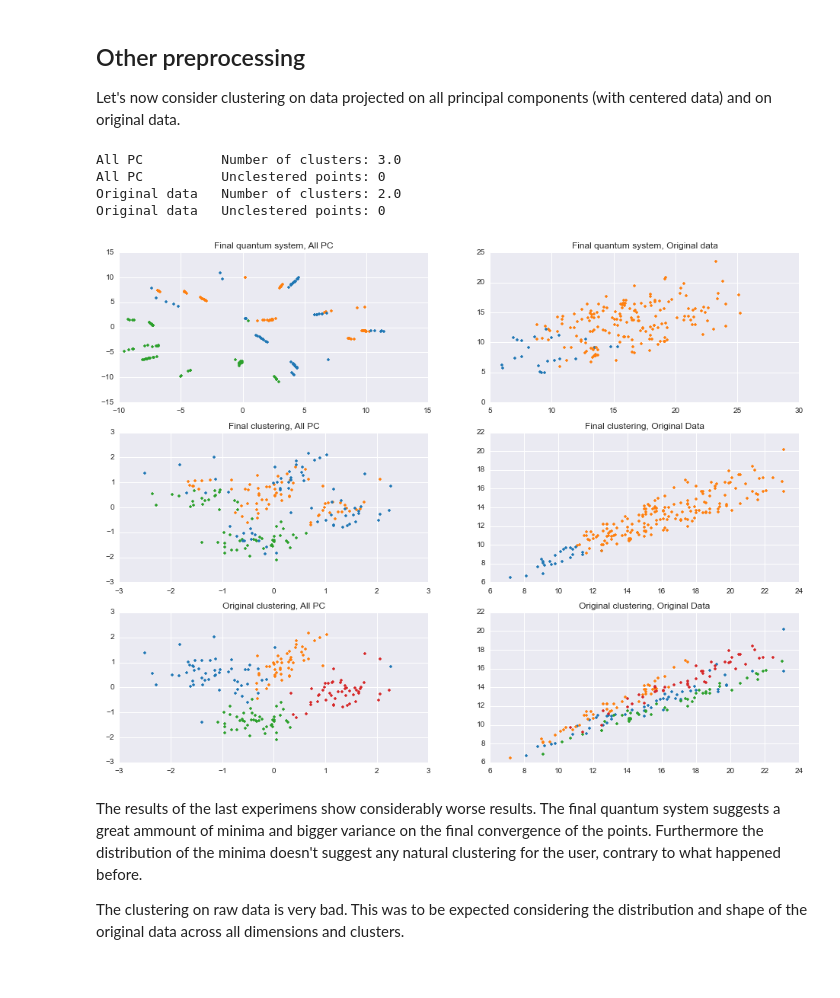
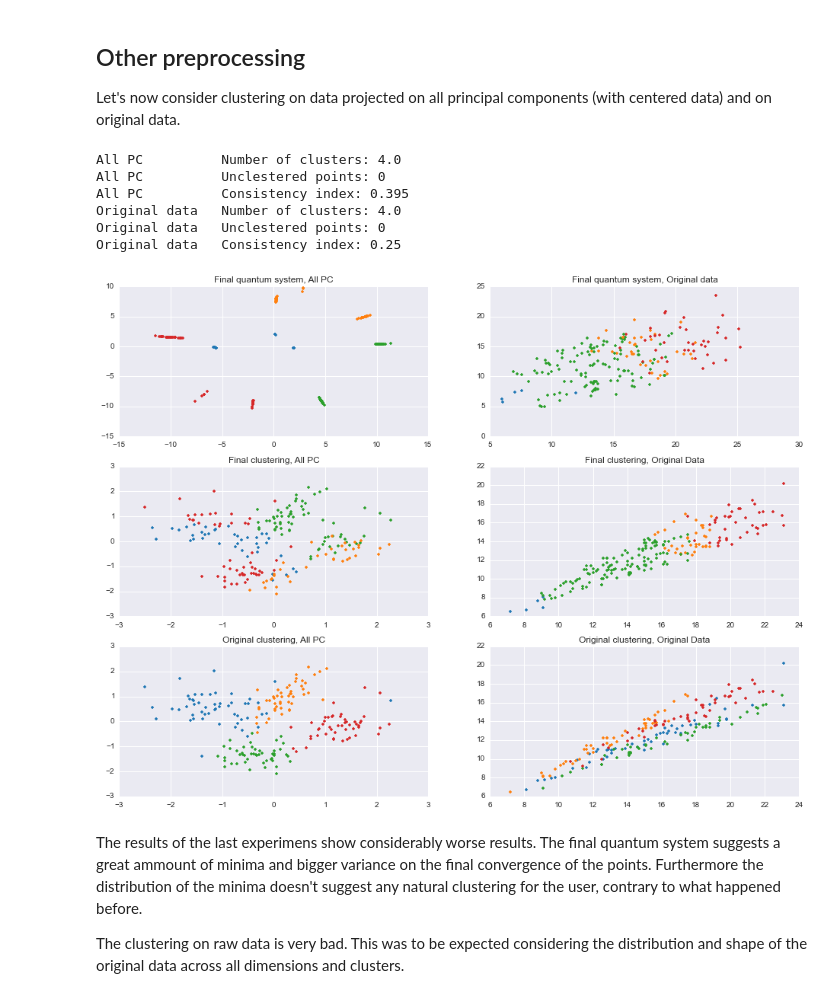
Before and after one commit to diogo-aos/QCThesis, a Jupyter notebook: notebooks/Horn accuracy.ipynb, the cells around one changed output. Drawn from its saved outputs; the diff is of its cells as text; code cells hidden in the pictures.

Commit message:
K analysis test bench. Fixed EAC. Fixed Consistency index.

```diff
--- a/notebooks/Horn accuracy.ipynb
+++ b/notebooks/Horn accuracy.ipynb
@@ -345,3 +343,12 @@ for i in range(len(crabsAssign)):
     cF1Ax4.plot(ncrabsData3[i,2],ncrabsData3[i,1],marker='.',c=tableau20[int(crabsAssign[i]-1)*2])
 # %% [output]
 [figure]
+# %%
+plt.figure(figsize=(16,12))
+cF1Ax2.set_title('Crab projected on PC, Covariance, Uncentered')
+for i in range(len(crabsAssign)):
+    plt.plot(ncrabsData1[i,2],ncrabsData1[i,1],marker='.',c=tableau20[int(crabsAssign[i]-1)*2])
+
+plt.xlabel("PC3")
+plt.ylabel("PC2")
+plt.title("PCA representation of Crab dataset")
@@ -365,11 +375,13 @@ print 'Unclestered points:', np.count_nonzero(crabClustering==0)
 
 cFig2=plt.figure(figsize=(16,12))
 cAx1=cFig2.add_subplot(2,2,1)
-cAx2=cFig2.add_subplot(2,2,3)
+cAx2=cFig2.add_subplot(2,2,2)
 cAx3=cFig2.add_subplot(2,2,4)
 #cFig2,(cAx1,cAx2)=plt.subplots(nrows=1, ncols=2, )
 
 cAx1.set_title('Final quantum system')
+cAx1.set_xlabel("PC3")
+cAx1.set_xlabel("PC2")
 for i in range(len(crabsAssign)):
     if max(crabClustering) >= 10:
         c=0
@@ -378,12 +390,16 @@ for i in range(len(crabsAssign)):
     cAx1.plot(crabD[i,0],crabD[i,1],marker='.',c=tableau20[c])
 
 cAx2.set_title('Final clustering')
+cAx2.set_xlabel("PC3")
+cAx2.set_xlabel("PC2")
 for i in range(len(crabsAssign)):
     if max(crabClustering) > 10:
         break
     cAx2.plot(crab2cluster[i,2],crab2cluster[i,1],marker='.',c=tableau20[int(crabClustering[i]-1)*2])
 
 cAx3.set_title('Original clustering')
+cAx3.set_xlabel("PC3")
+cAx3.set_xlabel("PC2")
 for i in range(len(crabsAssign)):
     cAx3.plot(crab2cluster[i,2],crab2cluster[i,1],marker='.',c=tableau20[int(crabsAssign[i]-1)*2])
 
@@ -422,7 +438,7 @@ print 'Unclestered points:', np.count_nonzero(crabClustering==0)
 
 cFig2=plt.figure(figsize=(16,12))
 cAx1=cFig2.add_subplot(2,2,1)
-cAx2=cFig2.add_subplot(2,2,3)
+cAx2=cFig2.add_subplot(2,2,2)
 cAx3=cFig2.add_subplot(2,2,4)
 #cFig2,(cAx1,cAx2)=plt.subplots(nrows=1, ncols=2, )
 
@@ -443,6 +459,10 @@ for i in range(len(crabsAssign)):
 cAx3.set_title('Original clustering')
 for i in range(len(crabsAssign)):
     cAx3.plot(crab2cluster[i,2],crab2cluster[i,1],marker='.',c=tableau20[int(crabsAssign[i]-1)*2])
+
+crabCI=determine_ci.ConsistencyIndex(N=200)
+crabAccuracy=crabCI.score(crabClustering,crabsAssign,format='array')
+print "consistency index: {}".format(crabAccuracy)
 # %% [output]
 Number of clusters: 4.0
 Unclestered points: 0
@@ -472,22 +477,30 @@ Let's now consider clustering on data projected on all principal components (wit
 #1.0/np.sqrt(2)
 sigma_allpc=0.5
 steps_allpc=200
-crabD_allpc,V_allpc,E=HornAlg.graddesc(ncrabsData3[:,:3],sigma=sigma_allpc,steps=steps_allpc)
+crabD_allpc,V_allpc,E=HornAlg.graddesc(ncrabsData1[:,:3],sigma=sigma_allpc,steps=steps_allpc)
 # %%
 sigma_origin=1.0/sqrt(2)
 steps_origin=80
 crabD_origin,V_origin,E=HornAlg.graddesc(crabsData,sigma=sigma_origin,steps=steps_origin)
 # %%
 dist_allpc=12
-dist_origin=25
+dist_origin=15
 
 crabClustering_allpc=HornAlg.fineCluster(crabD_allpc,dist_allpc,potential=V_allpc)
 crabClustering_origin=HornAlg.fineCluster(crabD_origin,dist_origin,potential=V_origin)
 
+crabCI=determine_ci.ConsistencyIndex(N=200)
+crabAccuracy=crabCI.score(crabClustering_allpc,crabsAssign,format='array')
+
+crabCI2=determine_ci.ConsistencyIndex(N=200)
+crabAccuracy2=crabCI2.score(crabClustering_origin,crabsAssign,format='array')
+
 print 'All PC\t\tNumber of clusters:',max(crabClustering_allpc)
 print 'All PC\t\tUnclestered points:', np.count_nonzero(crabClustering_allpc==0)
+print 'All PC\t\tConsistency index:',crabAccuracy
 print 'Original data\tNumber of clusters:',max(crabClustering_origin)
 print 'Original data\tUnclestered points:', np.count_nonzero(crabClustering_origin==0)
+print 'Original data\tConsistency index:',crabAccuracy2
 
 cFig2=plt.figure(figsize=(16,12))
 cAx1=cFig2.add_subplot(3,2,1)
@@ -511,36 +524,38 @@ for i in range(len(crabsAssign)):
     if max(crabClustering_allpc) > 10:
         break
     cAx2.plot(ncrabsData3[i,1],ncrabsData3[i,2],marker='.',c=tableau20[int(crabClustering_allpc[i]-1)*2])
 
 cAx3.set_title('Original clustering, All PC')
 for i in range(len(crabsAssign)):
     cAx3.plot(ncrabsData3[i,1],ncrabsData3[i,2],marker='.',c=tableau20[int(crabsAssign[i]-1)*2])
 
     #--------------------------------------------------------------#
 
 cAx4.set_title('Final quantum system, Original data')
 for i in range(len(crabsAssign)):
     if max(crabClustering_origin) >= 10:
         c=0
     else:
         c=int(crabClustering_origin[i]-1)*2
     cAx4.plot(crabD_origin[i,0],crabD_origin[i,1],marker='.',c=tableau20[c])
 
 cAx5.set_title('Final clustering, Original Data')
 for i in range(len(crabsAssign)):
     if max(crabClustering_origin) > 10:
         break
     cAx5.plot(crabsData[i,0],crabsData[i,1],marker='.',c=tableau20[int(crabClustering_origin[i]-1)*2])
 
 cAx6.set_title('Original clustering, Original Data')
 for i in range(len(crabsAssign)):
     cAx6.plot(crabsData[i,0],crabsData[i,1],marker='.',c=tableau20[int(crabsAssign[i]-1)*2])
 # %% [output]
-All PC          Number of clusters: 3.0
+All PC          Number of clusters: 4.0
 All PC          Unclestered points: 0
-Original data   Number of clusters: 2.0
+All PC          Consistency index: 0.395
+Original data   Number of clusters: 4.0
 Original data   Unclestered points: 0
+Original data   Consistency index: 0.25
-[figure, old version]
+[figure, new version]
 # %% [markdown]
 The results of the last experimens show considerably worse results. The final quantum system suggests a great ammount of minima and bigger variance on the final convergence of the points. Furthermore the distribution of the minima doesn't suggest any natural clustering for the user, contrary to what happened before.
 
```
Also changed, not shown: parts of 8 cells of this notebook, 8 other files.
